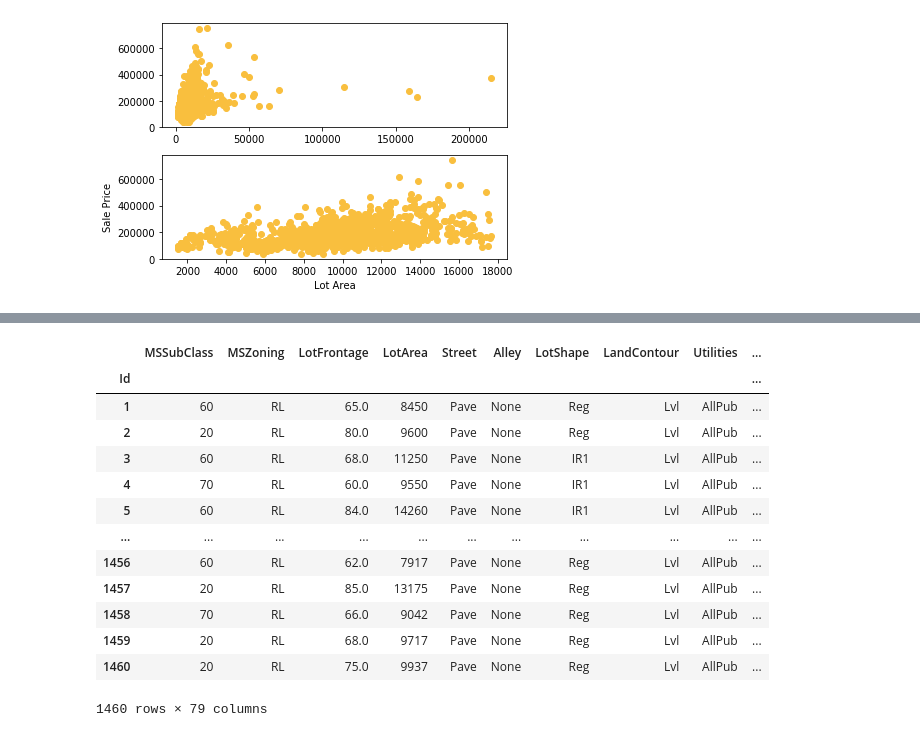
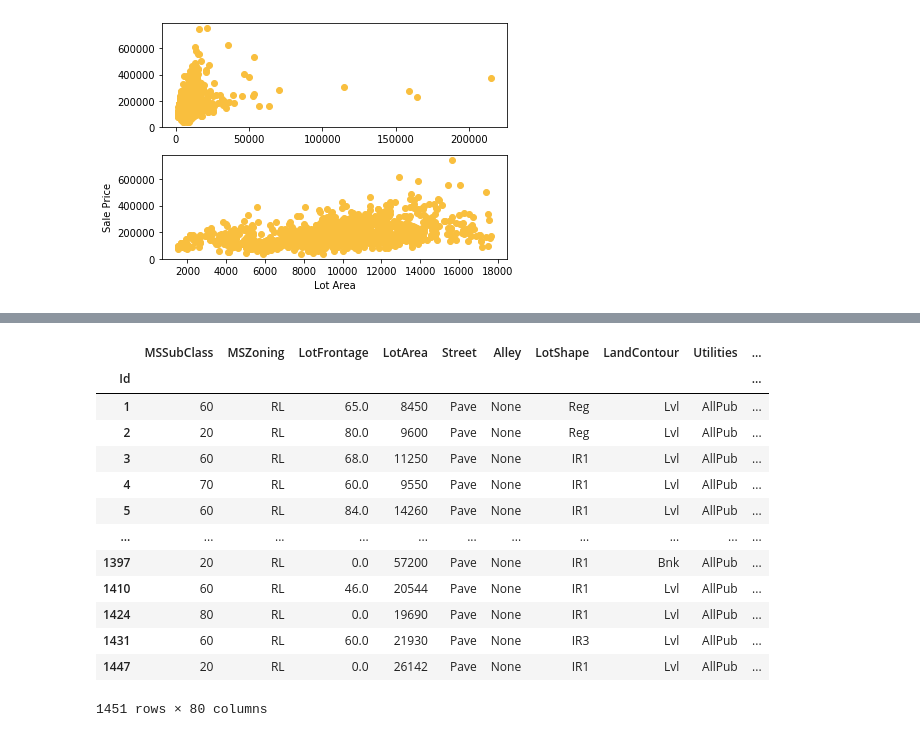
Before and after one commit to miggitymack/house-prices-advanced-regression-techniques, a Jupyter notebook: housing_prices.ipynb, the cells around one changed output, grey strips where cells are left out. Saved outputs shown, nothing was run; the diff lists cells and outputs as text; code cells hidden in the pictures.

```diff
--- a/housing_prices.ipynb
+++ b/housing_prices.ipynb
@@ -155,7 +124,0 @@ Name: PoolQC, dtype: object
-# %%
-housing['GarageYrBlt'] = housing['GarageYrBlt'].astype(str)
-housing['GarageYrBlt'] = housing['GarageYrBlt'].fillna('None')
-plt.hist(housing['GarageYrBlt'], color='#66aaa2')
-plt.xticks(rotation='90')
-
-housing['GarageYrBlt']
@@ -177,4 +124,0 @@ Name: GarageYrBlt, Length: 1460, dtype: object
-# %%
-housing['MasVnrArea'] = housing['MasVnrArea'].fillna(0)
-plt.hist(housing['MasVnrArea'])
-housing['MasVnrArea']
@@ -196,4 +124,0 @@ Name: MasVnrArea, Length: 1460, dtype: float64
-# %%
-housing['BsmtFinType2'] = housing['BsmtFinType2'].fillna('None')
-plt.hist(housing['BsmtFinType2'])
-housing['BsmtFinType2']
@@ -230,3 +125,9 @@ Length: 80, dtype: float64
+# %%
+conv_to_obj = ['MSSubClass','YearBuilt', 'YearRemodAdd', 'GarageYrBlt', 'MoSold', 'YrSold']
+
+for col in conv_to_obj:
+    housing[col] = housing[col].apply(str)
+    housing_test[col] = housing_test[col].apply(str)
 # %%
 zero_cols = housing.loc[:, (housing == 0).any()].columns.to_list()
 zero_cols
@@ -310,20 +187,20 @@ grlivarea_no_outlier
 [figure]
-# %%
-sale_price = housing['SalePrice']
-housing_copy = housing
-housing_copy = housing_copy.drop('SalePrice',axis=1)
-# %% [output]
-|  | MSSubClass | MSZoning | LotFrontage | LotArea | Street | Alley | LotShape | LandContour | Utilities | ... |
-| Id |  |  |  |  |  |  |  |  |  | ... |
-| 1 | 60 | RL | 65.0 | 8450 | Pave | None | Reg | Lvl | AllPub | ... |
-| 2 | 20 | RL | 80.0 | 9600 | Pave | None | Reg | Lvl | AllPub | ... |
-| 3 | 60 | RL | 68.0 | 11250 | Pave | None | IR1 | Lvl | AllPub | ... |
-| 4 | 70 | RL | 60.0 | 9550 | Pave | None | IR1 | Lvl | AllPub | ... |
-| 5 | 60 | RL | 84.0 | 14260 | Pave | None | IR1 | Lvl | AllPub | ... |
-| ... | ... | ... | ... | ... | ... | ... | ... | ... | ... | ... |
-| 1456 | 60 | RL | 62.0 | 7917 | Pave | None | Reg | Lvl | AllPub | ... |
-| 1457 | 20 | RL | 85.0 | 13175 | Pave | None | Reg | Lvl | AllPub | ... |
-| 1458 | 70 | RL | 66.0 | 9042 | Pave | None | Reg | Lvl | AllPub | ... |
-| 1459 | 20 | RL | 68.0 | 9717 | Pave | None | Reg | Lvl | AllPub | ... |
-| 1460 | 20 | RL | 75.0 | 9937 | Pave | None | Reg | Lvl | AllPub | ... |
-1460 rows × 79 columns
+# %%
+merged_housing = pd.concat([lot_area_no_outlier, grlivarea_no_outlier], join='inner' )
+merged_housing = merged_housing.drop_duplicates()
+merged_housing
+# %% [output]
+|  | MSSubClass | MSZoning | LotFrontage | LotArea | Street | Alley | LotShape | LandContour | Utilities | ... |
+| Id |  |  |  |  |  |  |  |  |  | ... |
+| 1 | 60 | RL | 65.0 | 8450 | Pave | None | Reg | Lvl | AllPub | ... |
+| 2 | 20 | RL | 80.0 | 9600 | Pave | None | Reg | Lvl | AllPub | ... |
+| 3 | 60 | RL | 68.0 | 11250 | Pave | None | IR1 | Lvl | AllPub | ... |
+| 4 | 70 | RL | 60.0 | 9550 | Pave | None | IR1 | Lvl | AllPub | ... |
+| 5 | 60 | RL | 84.0 | 14260 | Pave | None | IR1 | Lvl | AllPub | ... |
+| ... | ... | ... | ... | ... | ... | ... | ... | ... | ... | ... |
+| 1397 | 20 | RL | 0.0 | 57200 | Pave | None | IR1 | Bnk | AllPub | ... |
+| 1410 | 60 | RL | 46.0 | 20544 | Pave | None | IR1 | Lvl | AllPub | ... |
+| 1424 | 80 | RL | 0.0 | 19690 | Pave | None | IR1 | Lvl | AllPub | ... |
+| 1431 | 60 | RL | 60.0 | 21930 | Pave | None | IR3 | Lvl | AllPub | ... |
+| 1447 | 20 | RL | 0.0 | 26142 | Pave | None | IR1 | Lvl | AllPub | ... |
+1451 rows × 80 columns
```
Also changed, not shown: parts of 35 cells of this notebook.
